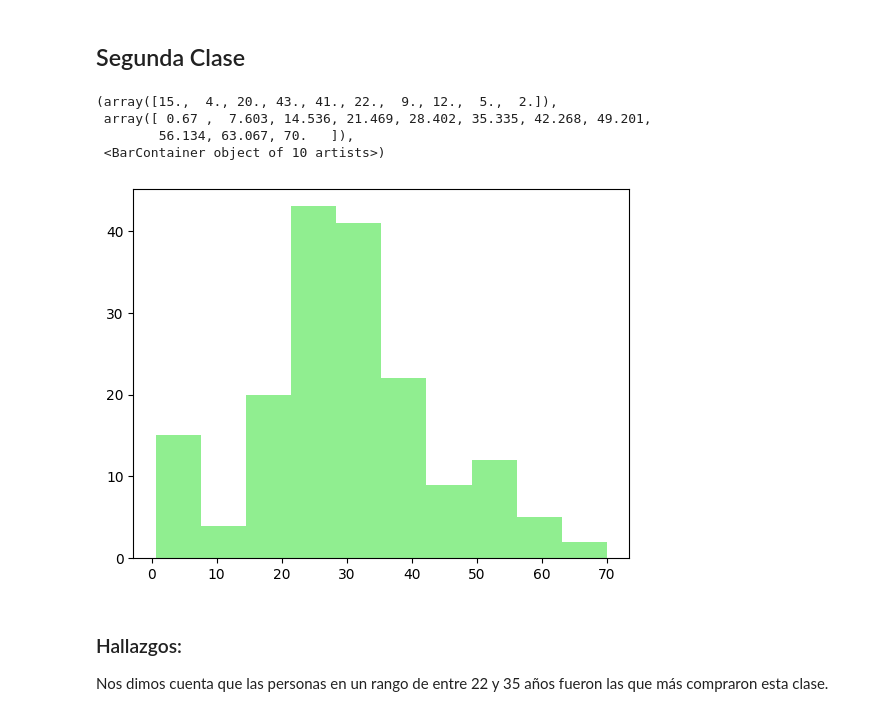
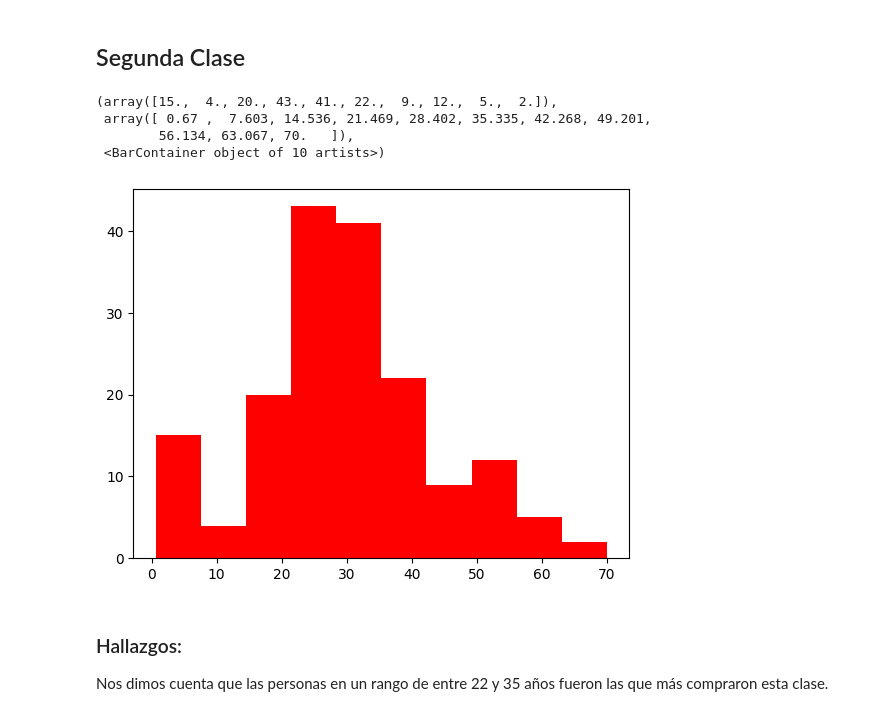
Before and after one commit to claraagui/iteso-data-analytics, a Jupyter notebook: notebooks/titanic.ipynb, the cells around one changed output. Saved outputs shown, nothing was run; the diff lists cells and outputs as text; code cells hidden in the pictures.

```diff
--- a/notebooks/titanic.ipynb
+++ b/notebooks/titanic.ipynb
@@ -184,13 +202,13 @@ En el rango de 19 a 55 aproximadamente son las personas que pudieron comprar un
 # %% [markdown]
 ## Segunda Clase
 # %%
-plt.hist(x=dfsecondclass['Age'].values, color='lightgreen')
+plt.hist(x=dfsecondclass['Age'].values, color='red')
 # %% [output]
 (array([15.,  4., 20., 43., 41., 22.,  9., 12.,  5.,  2.]),
  array([ 0.67 ,  7.603, 14.536, 21.469, 28.402, 35.335, 42.268, 49.201,
         56.134, 63.067, 70.   ]),
  <BarContainer object of 10 artists>)
-[figure, old version]
+[figure, new version]
 # %% [markdown]
 ### Hallazgos:
 Nos dimos cuenta que las personas en un rango de entre 22 y 35 años fueron las que más compraron esta clase.
```
Also changed, not shown: parts of 6 cells of this notebook, 3 other files.
